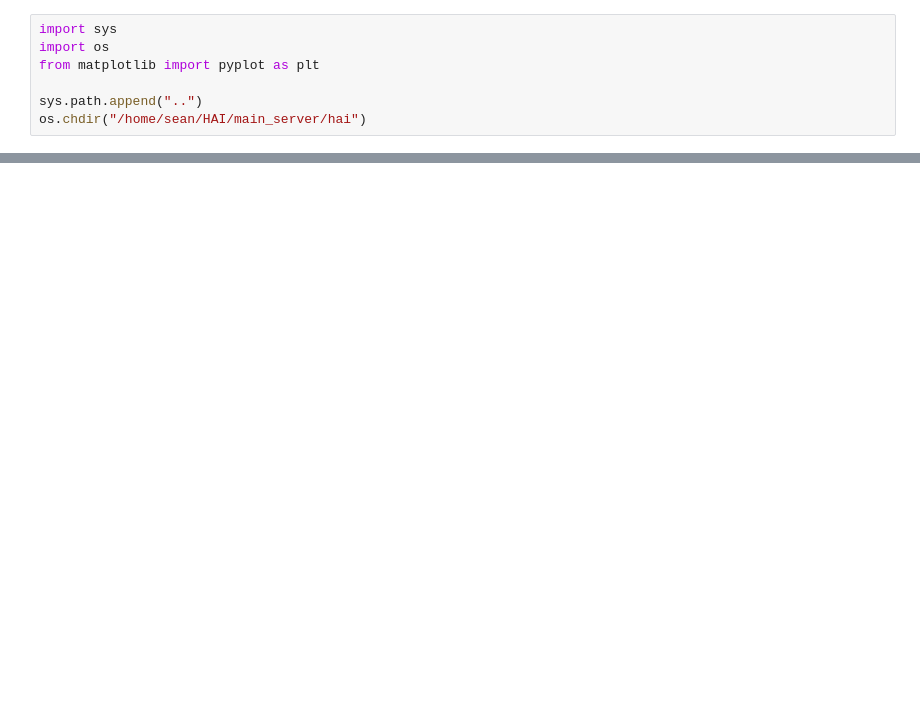
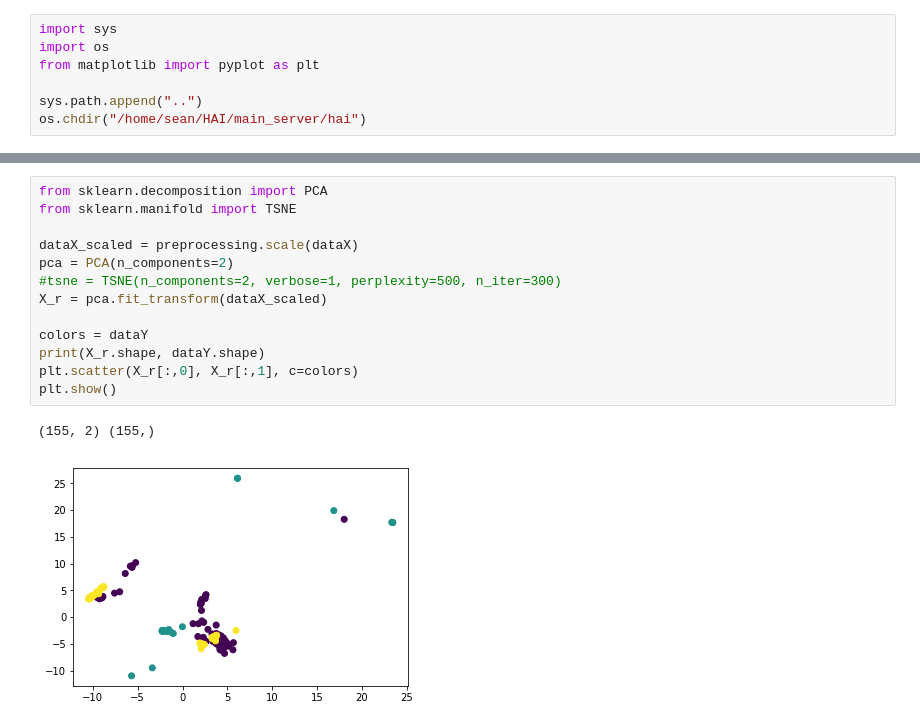
Before and after one commit to nakamoo/sumica, a Jupyter notebook: main_server/hai/notebooks/hue_learn2.ipynb, the cells around one changed output, grey strips where cells are left out. Cells and saved outputs as stored; diff of their text form; blank space fills up the shorter version.

```diff
--- a/main_server/hai/notebooks/hue_learn2.ipynb
+++ b/main_server/hai/notebooks/hue_learn2.ipynb
@@ -32,0 +50,16 @@ plt.imshow(dataY.T, aspect="auto")
+# %%
+from sklearn.decomposition import PCA
+from sklearn.manifold import TSNE
+
+dataX_scaled = preprocessing.scale(dataX)
+pca = PCA(n_components=2)
+#tsne = TSNE(n_components=2, verbose=1, perplexity=500, n_iter=300)
+X_r = pca.fit_transform(dataX_scaled)
+
+colors = dataY
+print(X_r.shape, dataY.shape)
+plt.scatter(X_r[:,0], X_r[:,1], c=colors)
+plt.show()
+# %% [output]
+(155, 2) (155,)
+[figure, added]
```
Also changed, not shown: parts of 9 cells of this notebook, 5 other files.
